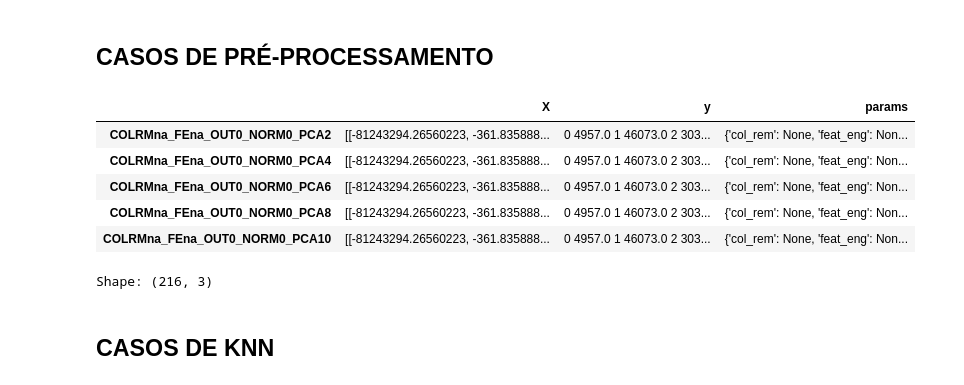
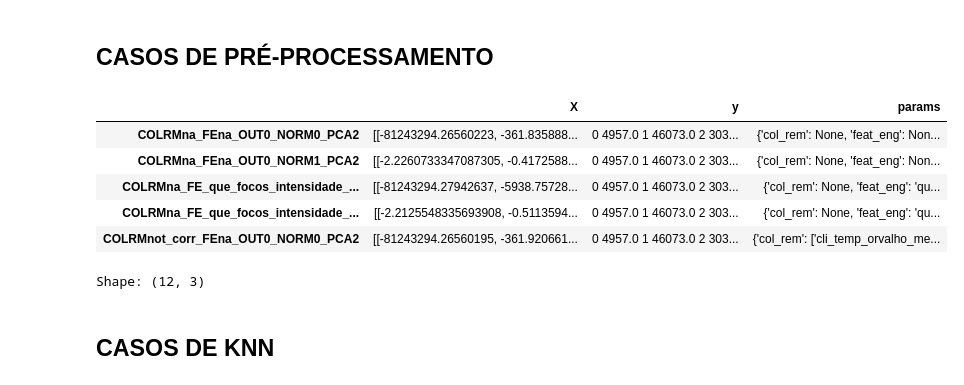
Before and after one commit to SirSirocco/DataScience_2025_1, a Jupyter notebook: experiment_plan.ipynb, the cells around one changed output. Drawn from its saved outputs; the diff is of its cells as text; code cells hidden in the pictures.

```diff
--- a/experiment_plan.ipynb
+++ b/experiment_plan.ipynb
@@ -489,32 +501,32 @@ TARGET = "que_area_queimada"
 # %%
 # Parâmetros auxiliares (mude se desejar)
 SCENARIOS = [None, scn_not_corr , scn_stateless]
 FEATURE_ENGINEERING = [None, se_intensity]
-OUTLIERS = [False, True]
+OUTLIERS = [False]
 NORMALIZATION = [False, True]
-PCA_LIST = [2, 4, 6, 8, 10, 12, 15, 18, 20]
+PCA_LIST = [2]
 
 # Obtém casos de pré-processamento
 dict_cases[PRE] = get_preprocessing_cases(df_encoded,
                         TARGET,
                         RANDOM_SEED,
                         SCENARIOS,
                         FEATURE_ENGINEERING,
                         OUTLIERS,
                         NORMALIZATION,
                         PCA_LIST
                         )
 dict_df_cases[PRE] = pd.DataFrame(data=dict_cases[PRE]).T
 
 df_show_head(dict_df_cases[PRE])
 # %% [output]
 |  | X | y | params |
 | COLRMna_FEna_OUT0_NORM0_PCA2 | [[-81243294.26560223, -361.835888... | 0 4957.0 1 46073.0 2 303... | {'col_rem': None, 'feat_eng': Non... |
-| COLRMna_FEna_OUT0_NORM0_PCA4 | [[-81243294.26560223, -361.835888... | 0 4957.0 1 46073.0 2 303... | {'col_rem': None, 'feat_eng': Non... |
-| COLRMna_FEna_OUT0_NORM0_PCA6 | [[-81243294.26560223, -361.835888... | 0 4957.0 1 46073.0 2 303... | {'col_rem': None, 'feat_eng': Non... |
-| COLRMna_FEna_OUT0_NORM0_PCA8 | [[-81243294.26560223, -361.835888... | 0 4957.0 1 46073.0 2 303... | {'col_rem': None, 'feat_eng': Non... |
-| COLRMna_FEna_OUT0_NORM0_PCA10 | [[-81243294.26560223, -361.835888... | 0 4957.0 1 46073.0 2 303... | {'col_rem': None, 'feat_eng': Non... |
+| COLRMna_FEna_OUT0_NORM1_PCA2 | [[-2.2260733347087305, -0.4172588... | 0 4957.0 1 46073.0 2 303... | {'col_rem': None, 'feat_eng': Non... |
+| COLRMna_FE_que_focos_intensidade_... | [[-81243294.27942637, -5938.75728... | 0 4957.0 1 46073.0 2 303... | {'col_rem': None, 'feat_eng': 'qu... |
+| COLRMna_FE_que_focos_intensidade_... | [[-2.2125548335693908, -0.5113594... | 0 4957.0 1 46073.0 2 303... | {'col_rem': None, 'feat_eng': 'qu... |
+| COLRMnot_corr_FEna_OUT0_NORM0_PCA2 | [[-81243294.26560195, -361.920661... | 0 4957.0 1 46073.0 2 303... | {'col_rem': ['cli_temp_orvalho_me... |
-Shape: (216, 3)
+Shape: (12, 3)
 # %% [markdown]
 ## CASOS DE KNN
 # %%
```
Also changed, not shown: parts of 11 cells of this notebook.
